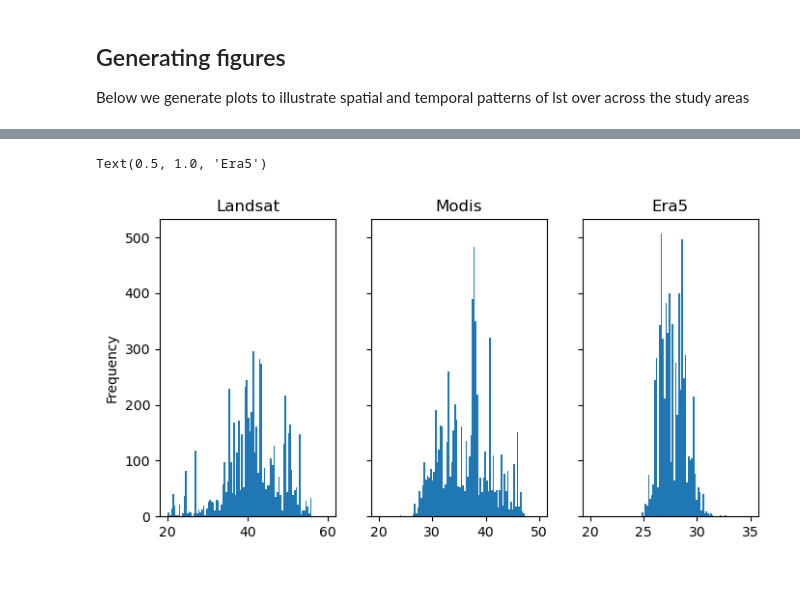
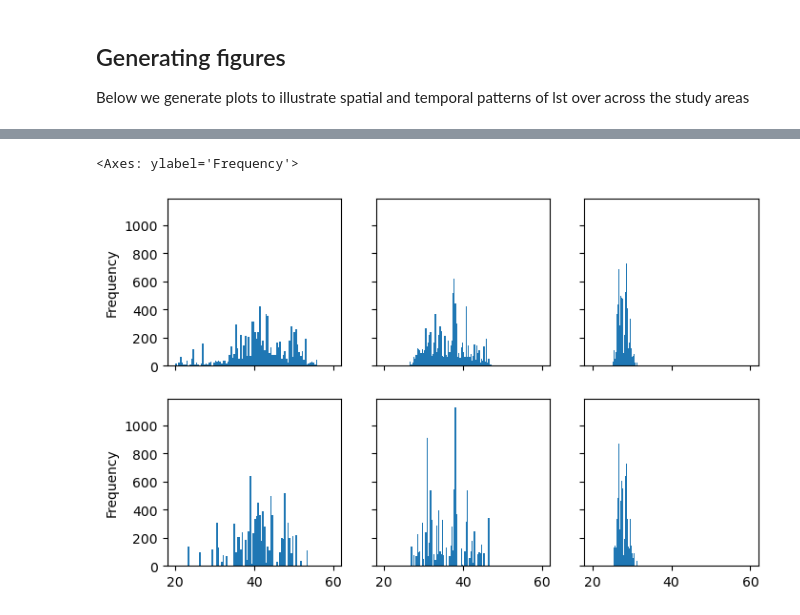
Before and after one commit to MSU-PALs/precisehealthgeo, a Jupyter notebook: Monthly Exposures by neighborhood.ipynb, the cells around one changed output, grey strips where cells are left out. Drawn from its saved outputs; the diff is of its cells as text; code cells hidden in the pictures; blank space fills up the shorter version.

```diff
--- a/Monthly Exposures by neighborhood.ipynb
+++ b/Monthly Exposures by neighborhood.ipynb
@@ -380,5 +451,5 @@ For this we perform a table join between neighborhood-level mean monthly lst and
 2. Assign at health facility level
 For this we perform a table join between facility-level mean monthly lst and the pregnancy location table (health_facility_code field)
 # %%
-women=pd.read_csv('./surveillance/Gambia/pregnancy_locations.csv')[['f2a_participant_id', 'exposure_month', 'village_code']]
-women.head()
+women=pd.read_csv('./surveillance/Gambia/pregnancy_facility_locations.csv')[['f2a_participant_id', 'exposure_month', 'village_code', 'facility_code']]
+# women.head()
@@ -403,4 +456,7 @@ lst_neighborhood.head()
+# %%
+lst_neighborhood=pd.read_csv('./outputs/gambia.csv')
+lst_facility=pd.read_csv('./outputs/gambia_f.csv')
 # %%
-# perform table join
-big_table=pd.merge(women, lst_neighborhood, left_on=['exposure_month', 'village_code'], right_on=['exposure_month', 'neighborhood_code'], how='left')
-big_table
+# assign neighborhood-level lst
+neighb_stats=pd.merge(women, lst_neighborhood, left_on=['exposure_month', 'village_code'], right_on=['exposure_month', 'neighborhood_code'], how='left')
+neighb_stats=neighb_stats.drop(columns=['facility_code', 'neighborhood_code'])
@@ -447,0 +463,4 @@ locations
+# %%
+# assign facility-level lst
+facility_stats=pd.merge(women, lst_facility, left_on=['exposure_month', 'facility_code'], right_on=['exposure_month', 'facility_code'], how='left')
+facility_stats=facility_stats.drop(columns='village_code')
@@ -482,12 +527,18 @@ plt.legend()
 # %%
-# figure 3: LST histogram for gambia women 2018 to 2022
-fig, (ax1, ax2, ax3)=plt.subplots(1, 3, sharey=True, figsize=(8, 4))
-big_table['landsat'].plot.hist(ax=ax1, bins=100, range=[20, 60])
-big_table['modis'].plot.hist(ax=ax2, bins=100, range=[20, 50])
-big_table['era5'].plot.hist(ax=ax3, bins=100, range=[20, 35])
-ax1.set_title('Landsat')
-ax2.set_title('Modis')
-ax3.set_title('Era5')
+# figure 3: LST histograms neighborhood vs facility level
+fig, axs=plt.subplots(2, 3, sharex=True, sharey=True, figsize=(8, 5))
+neighb_stats['landsat'].plot.hist(ax=axs[0, 0], bins=100, range=[20, 60])
+neighb_stats['modis'].plot.hist(ax=axs[0, 1], bins=100, range=[20, 50])
+neighb_stats['era5'].plot.hist(ax=axs[0, 2], bins=100, range=[20, 35])
+# ax1.set_title('Landsat')
+# ax2.set_title('Modis')
+# ax3.set_title('Era5')
+facility_stats['landsat'].plot.hist(ax=axs[1, 0], bins=100, range=[20, 60])
+facility_stats['modis'].plot.hist(ax=axs[1, 1], bins=100, range=[20, 50])
+facility_stats['era5'].plot.hist(ax=axs[1, 2], bins=100, range=[20, 35])
+# ax1.set_title('Landsat')
+# ax2.set_title('Modis')
+# ax3.set_title('Era5')
 # %% [output]
-Text(0.5, 1.0, 'Era5')
+<Axes: ylabel='Frequency'>
-[figure, old version]
+[figure, new version]
```
Also changed, not shown: parts of 30 cells of this notebook, 7 other files.
